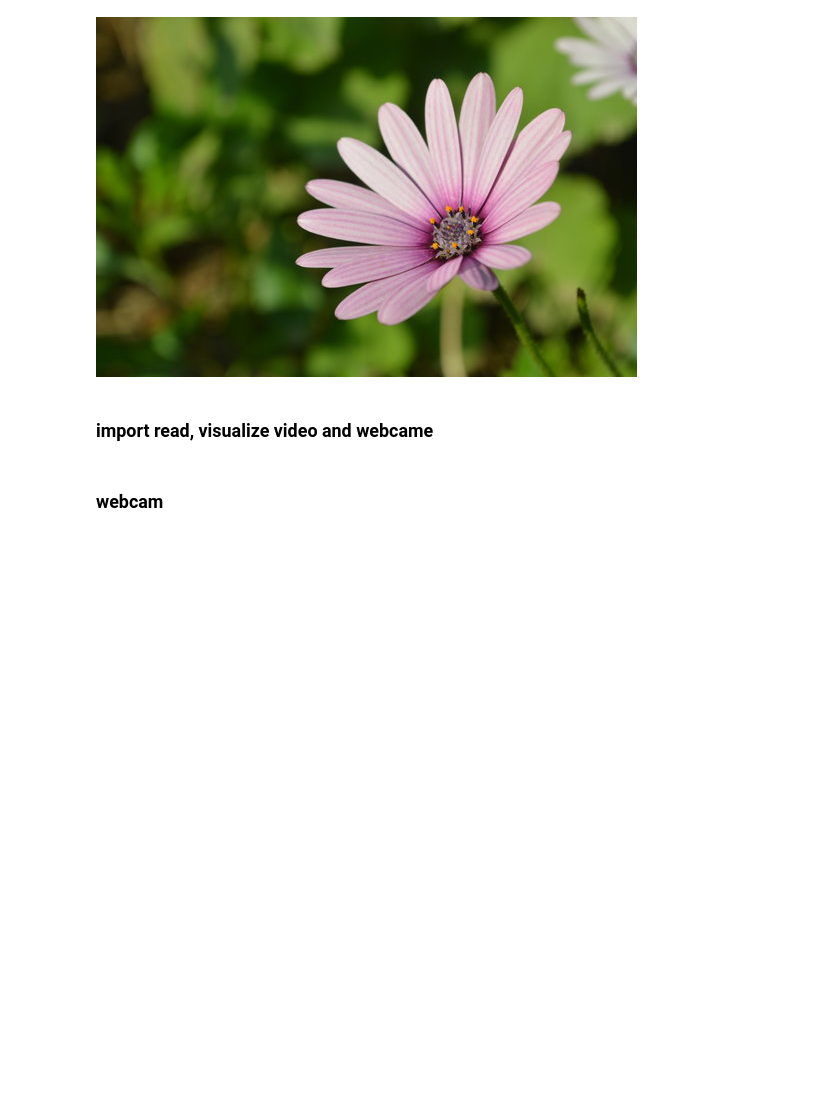
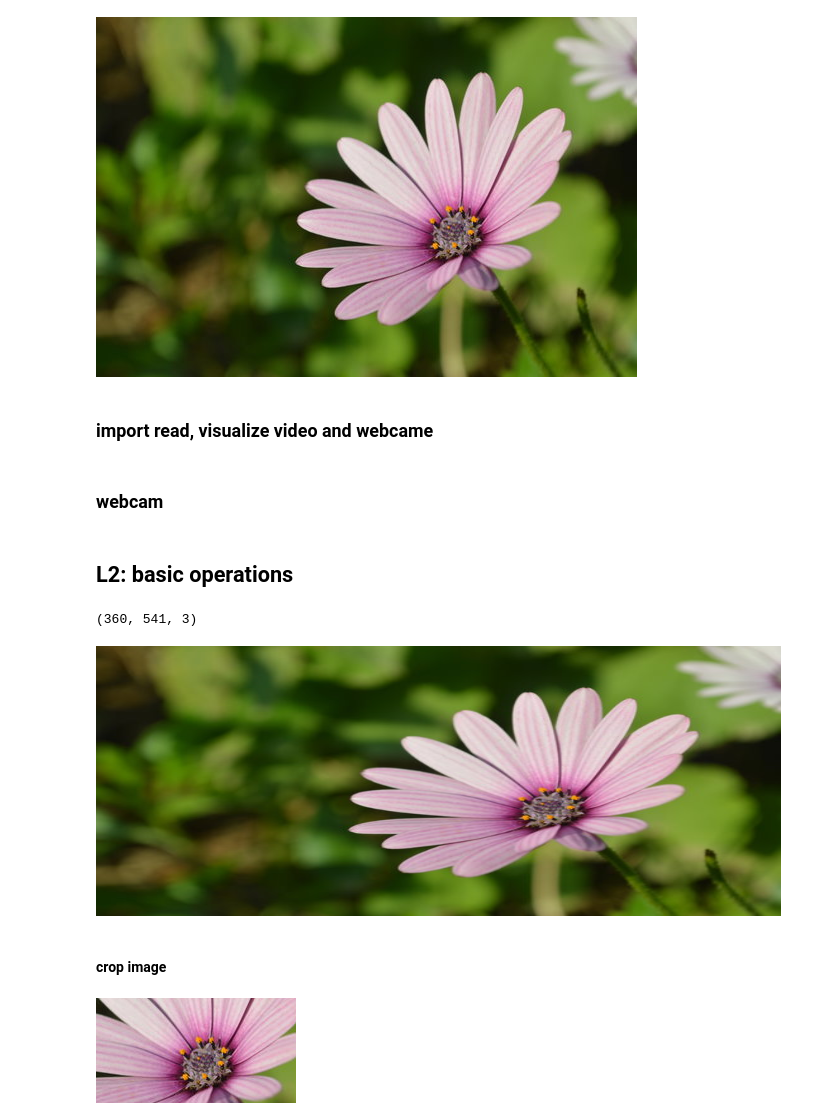
Before and after one commit to sanmita13742/computer-vision-first-principles, a Jupyter notebook: computer_vision_01.ipynb, the cells around one changed output. Drawn from its saved outputs; the diff is of its cells as text; code cells hidden in the pictures; blank space fills up the shorter version.

Commit message:
L2: basic operations

```diff
--- a/computer_vision_01.ipynb
+++ b/computer_vision_01.ipynb
@@ -40,3 +41,16 @@ while True:
         break
 web.release()
 cv2.destroyAllWindows()
+# %% [markdown]
+## L2: basic operations
+# %%
+image.shape
+# %% [output]
+(360, 541, 3)
+# %%
+resized_image = cv2.resize(image, (685,270)) # width, height
+cv2_imshow(resized_image)
+# %% [output]
+[figure, added]
+# %% [markdown]
+#### crop image
@@ -42,0 +59,4 @@ cv2.destroyAllWindows()
+# %%
+cv2_imshow(cropped)
+# %% [output]
+[figure, added]
```
Also changed, not shown: parts of 3 cells of this notebook.
